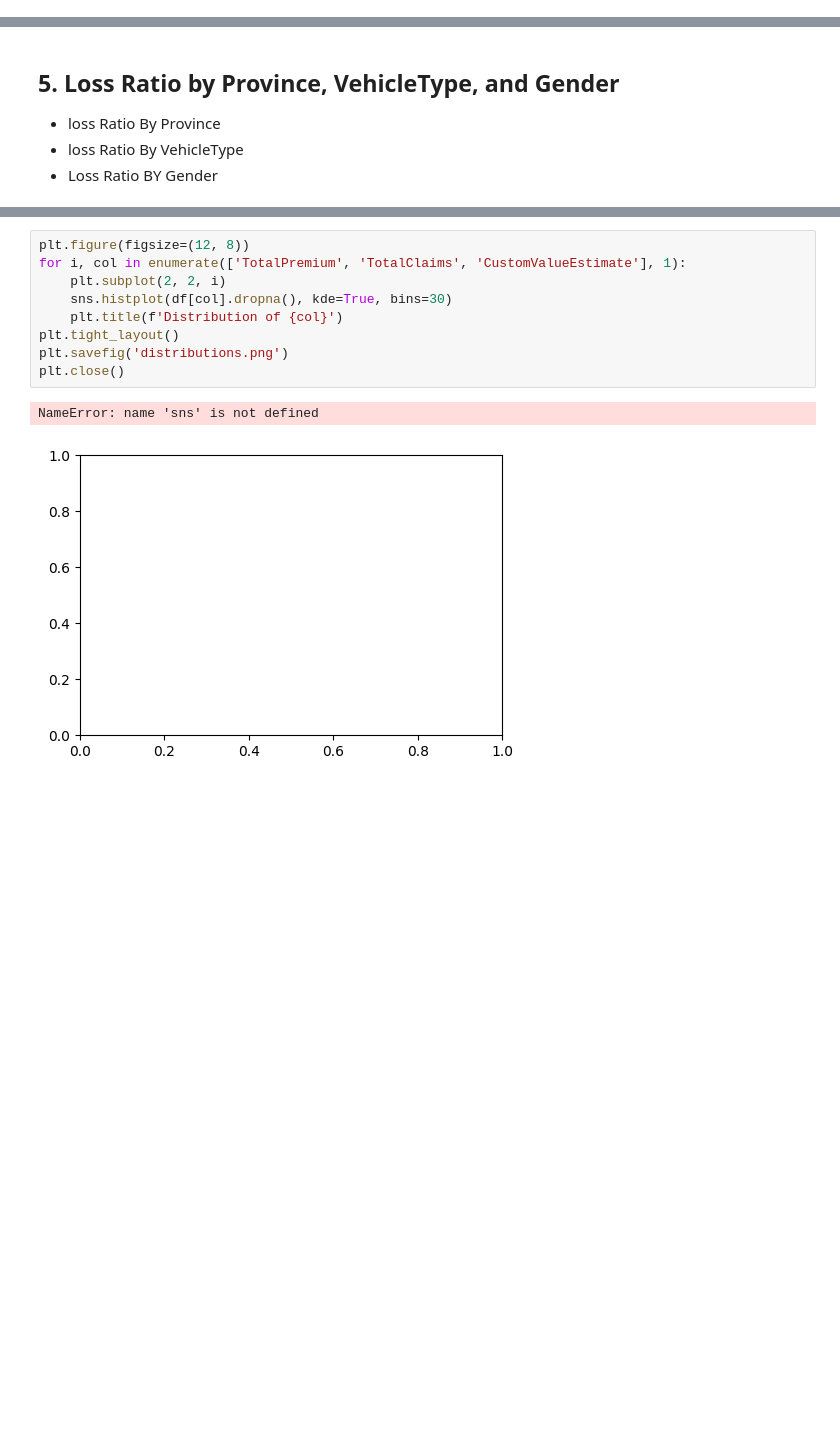
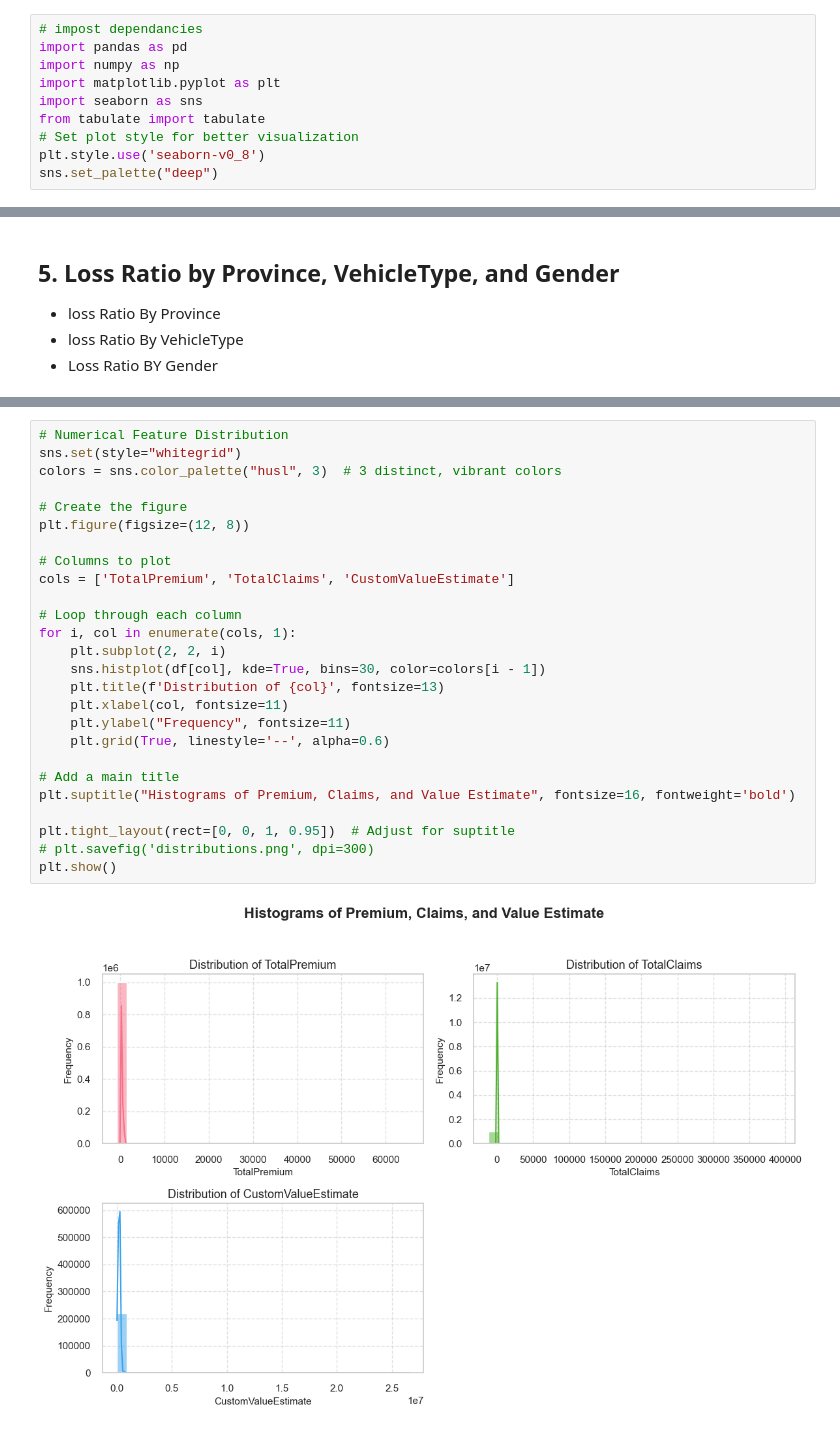
Before and after one commit to nanecha/Insurance_Risk-Analysis_Predictive_Modelling, a Jupyter notebook: notebooks/insurance_analytics.ipynb, the cells around one changed output, grey strips where cells are left out. Saved outputs shown, nothing was run; the diff lists cells and outputs as text; blank space fills up the shorter version.

Commit message:
Add: Visualization

```diff
--- a/notebooks/insurance_analytics.ipynb
+++ b/notebooks/insurance_analytics.ipynb
@@ -23,3 +7,13 @@ ModuleNotFoundError: No module named 'seaborn'
+# %%
+# impost dependancies
+import pandas as pd
+import numpy as np
+import matplotlib.pyplot as plt
+import seaborn as sns
+from tabulate import tabulate
+# Set plot style for better visualization
+plt.style.use('seaborn-v0_8')
+sns.set_palette("deep")
 # %% [markdown]
 ## 1. Data Understanding and summarization
    - loading of Data
@@ -273,12 +227,28 @@ Not specified   1.059311
 # %%
+# Numerical Feature Distribution
+sns.set(style="whitegrid")
+colors = sns.color_palette("husl", 3)  # 3 distinct, vibrant colors
+
+# Create the figure
 plt.figure(figsize=(12, 8))
-for i, col in enumerate(['TotalPremium', 'TotalClaims', 'CustomValueEstimate'], 1):
+
+# Columns to plot
+cols = ['TotalPremium', 'TotalClaims', 'CustomValueEstimate']
+
+# Loop through each column
+for i, col in enumerate(cols, 1):
     plt.subplot(2, 2, i)
-    sns.histplot(df[col].dropna(), kde=True, bins=30)
-    plt.title(f'Distribution of {col}')
-plt.tight_layout()
-plt.savefig('distributions.png')
-plt.close()
+    sns.histplot(df[col], kde=True, bins=30, color=colors[i - 1])
+    plt.title(f'Distribution of {col}', fontsize=13)
+    plt.xlabel(col, fontsize=11)
+    plt.ylabel("Frequency", fontsize=11)
+    plt.grid(True, linestyle='--', alpha=0.6)
+
+# Add a main title
+plt.suptitle("Histograms of Premium, Claims, and Value Estimate", fontsize=16, fontweight='bold')
+
+plt.tight_layout(rect=[0, 0, 1, 0.95])  # Adjust for suptitle
+# plt.savefig('distributions.png', dpi=300)
+plt.show()
 # %% [output]
-NameError: name 'sns' is not defined
-[figure, old version]
+[figure, new version]
```
Also changed, not shown: parts of 33 cells of this notebook.
